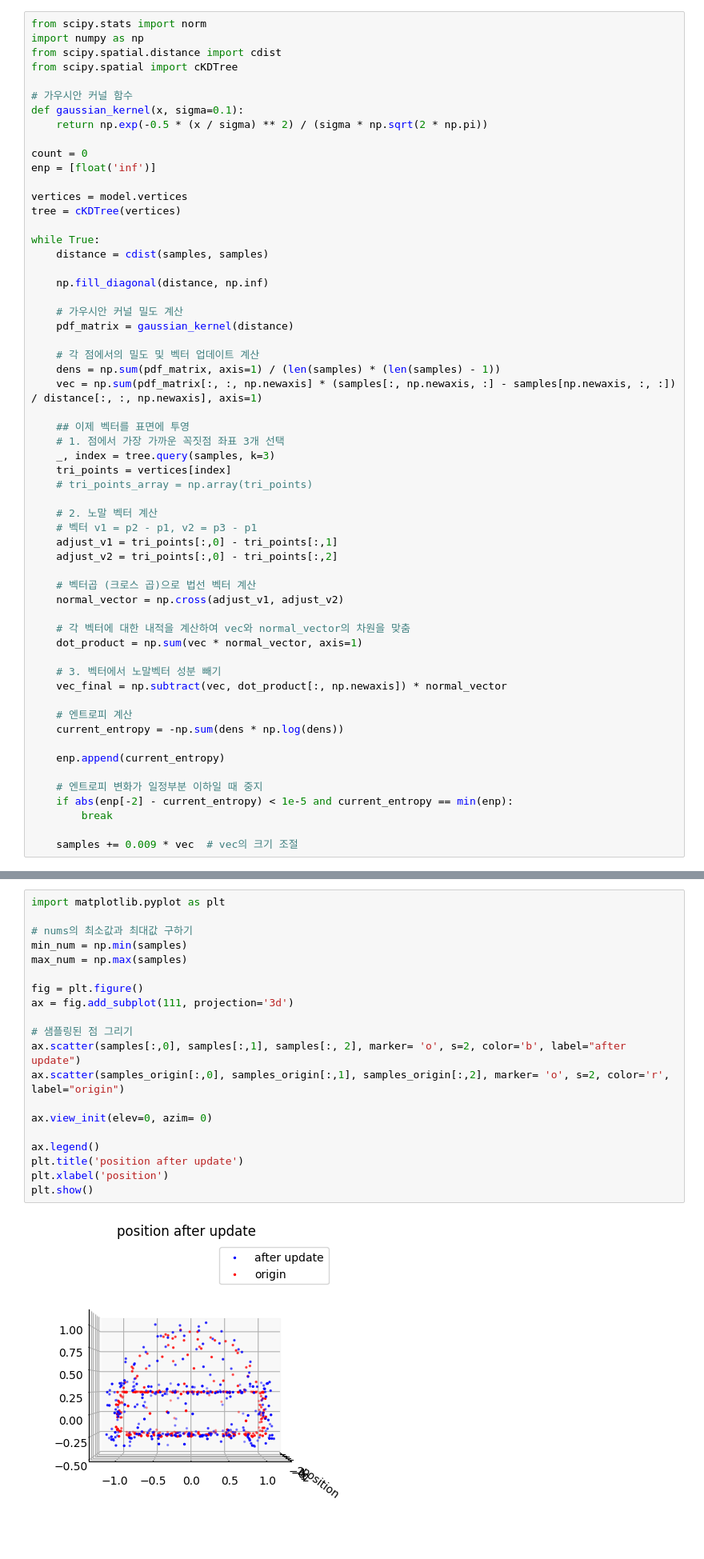
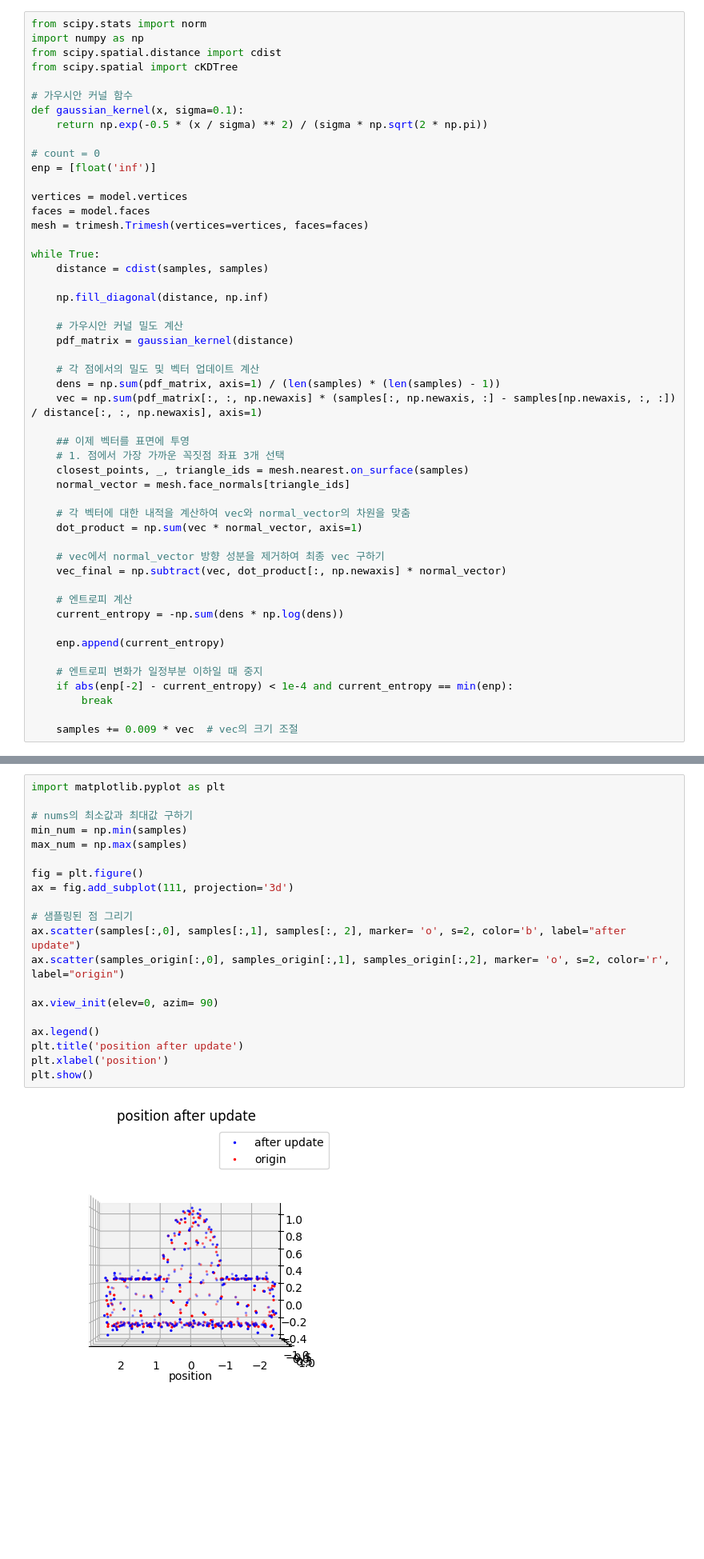
Before and after one commit to vinca0224/3D, a Jupyter notebook: uniform3d.ipynb, the cells around one changed output, grey strips where cells are left out. Shown at 80% size. Saved outputs shown, nothing was run; the diff lists cells and outputs as text; blank space fills up the shorter version.

```diff
--- a/uniform3d.ipynb
+++ b/uniform3d.ipynb
@@ -85,11 +127,12 @@ from scipy.spatial import cKDTree
 def gaussian_kernel(x, sigma=0.1):
     return np.exp(-0.5 * (x / sigma) ** 2) / (sigma * np.sqrt(2 * np.pi))
 
-count = 0
+# count = 0
 enp = [float('inf')]
 
 vertices = model.vertices
-tree = cKDTree(vertices)
+faces = model.faces
+mesh = trimesh.Trimesh(vertices=vertices, faces=faces)
 
 while True:
     distance = cdist(samples, samples)
@@ -105,23 +148,14 @@ while True:
 
     ## 이제 벡터를 표면에 투영
     # 1. 점에서 가장 가까운 꼭짓점 좌표 3개 선택
-    _, index = tree.query(samples, k=3)
-    tri_points = vertices[index]
-    # tri_points_array = np.array(tri_points)
-
-    # 2. 노말 벡터 계산
-    # 벡터 v1 = p2 - p1, v2 = p3 - p1
-    adjust_v1 = tri_points[:,0] - tri_points[:,1]
-    adjust_v2 = tri_points[:,0] - tri_points[:,2]
-
-    # 벡터곱 (크로스 곱)으로 법선 벡터 계산
-    normal_vector = np.cross(adjust_v1, adjust_v2)
+    closest_points, _, triangle_ids = mesh.nearest.on_surface(samples)
+    normal_vector = mesh.face_normals[triangle_ids]
 
     # 각 벡터에 대한 내적을 계산하여 vec와 normal_vector의 차원을 맞춤
     dot_product = np.sum(vec * normal_vector, axis=1)
 
-    # 3. 벡터에서 노말벡터 성분 빼기
-    vec_final = np.subtract(vec, dot_product[:, np.newaxis]) * normal_vector
+    # vec에서 normal_vector 방향 성분을 제거하여 최종 vec 구하기
+    vec_final = np.subtract(vec, dot_product[:, np.newaxis] * normal_vector)
 
     # 엔트로피 계산
     current_entropy = -np.sum(dens * np.log(dens))
@@ -129,7 +163,7 @@ while True:
     enp.append(current_entropy)
 
     # 엔트로피 변화가 일정부분 이하일 때 중지
-    if abs(enp[-2] - current_entropy) < 1e-5 and current_entropy == min(enp):
+    if abs(enp[-2] - current_entropy) < 1e-4 and current_entropy == min(enp):
         break
 
     samples += 0.009 * vec  # vec의 크기 조절
@@ -158,22 +192,22 @@ plt.plot(enp)
 # %%
 import matplotlib.pyplot as plt
 
 # nums의 최소값과 최대값 구하기
 min_num = np.min(samples)
 max_num = np.max(samples)
 
 fig = plt.figure()
 ax = fig.add_subplot(111, projection='3d')
 
 # 샘플링된 점 그리기
 ax.scatter(samples[:,0], samples[:,1], samples[:, 2], marker= 'o', s=2, color='b', label="after update")
 ax.scatter(samples_origin[:,0], samples_origin[:,1], samples_origin[:,2], marker= 'o', s=2, color='r', label="origin")
 
-ax.view_init(elev=0, azim= 0)
+ax.view_init(elev=0, azim= 90)
 
 ax.legend()
 plt.title('position after update')
 plt.xlabel('position')
 plt.show()
 # %% [output]
-[figure, old version]
+[figure, new version]
```
Also changed, not shown: parts of 5 cells of this notebook.
